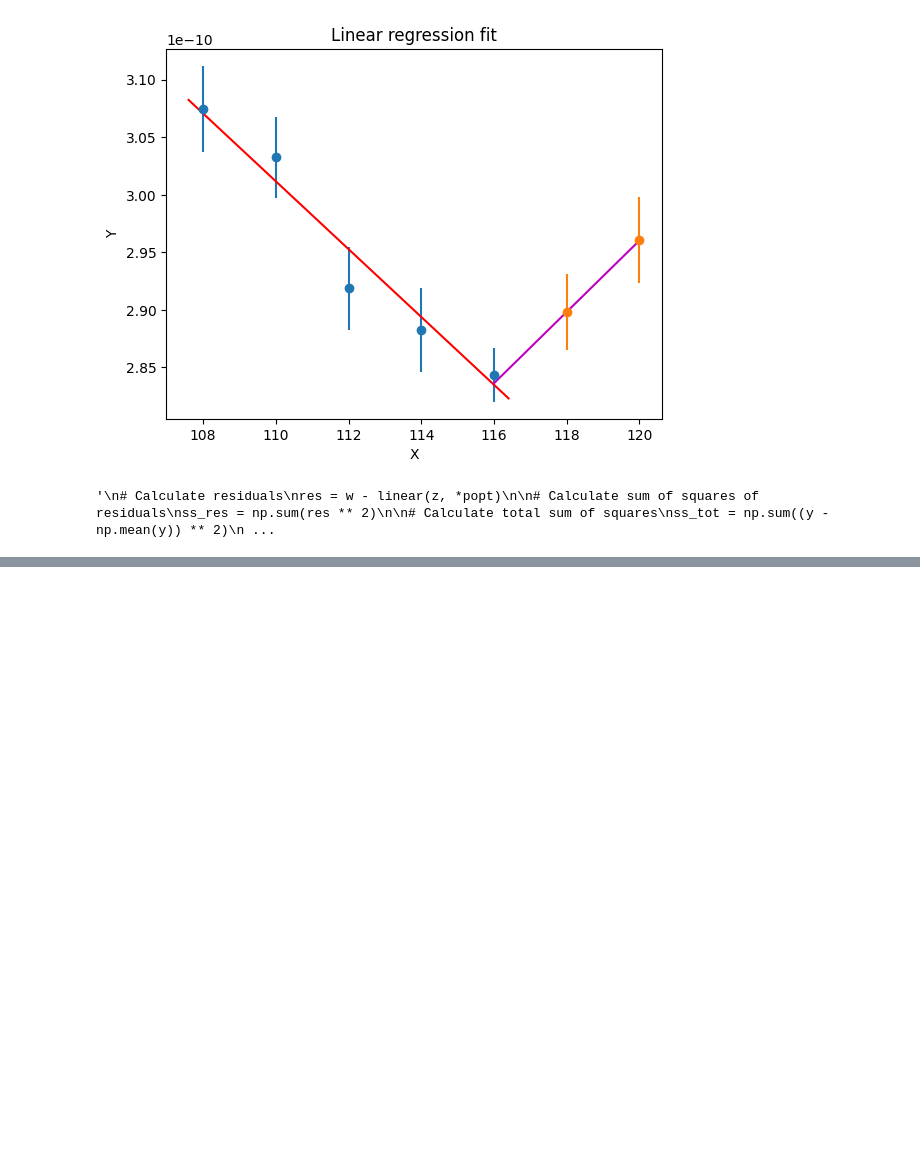
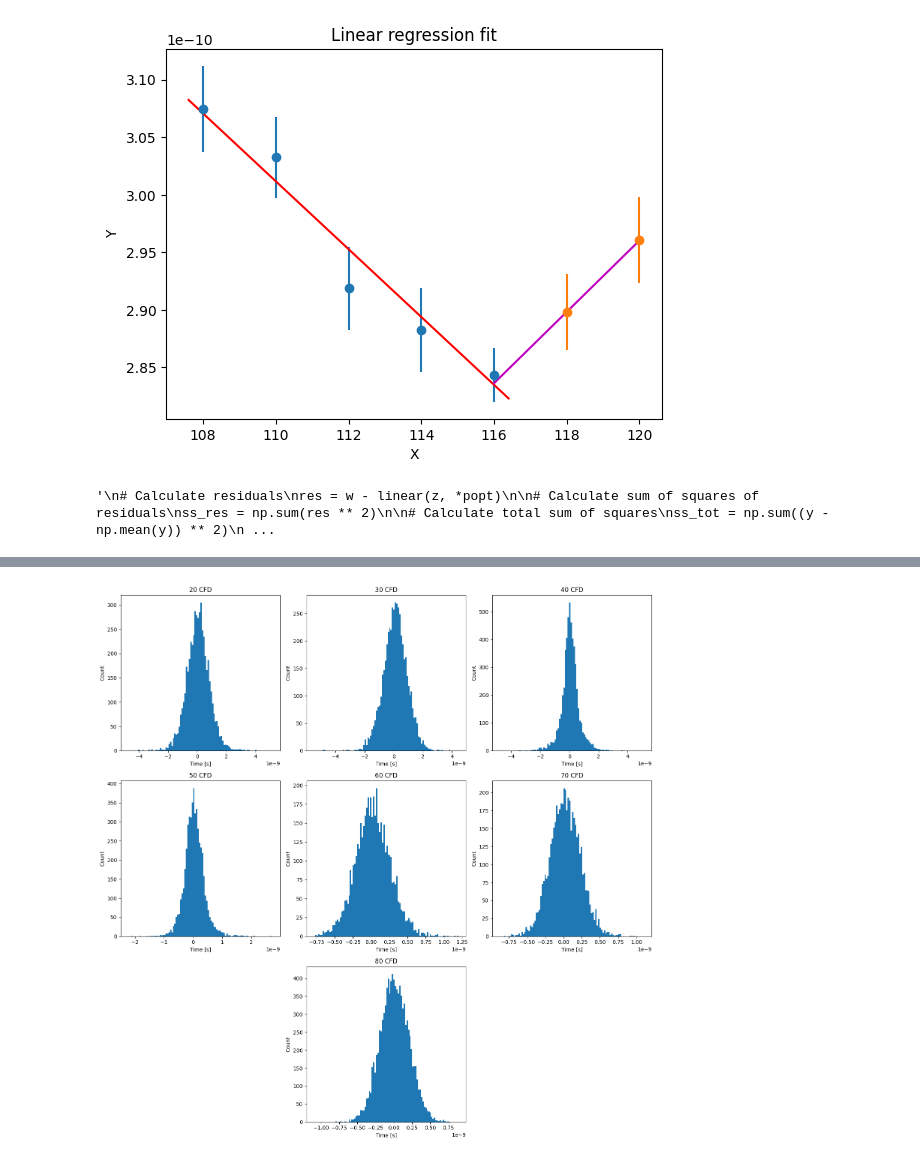
Before and after one commit to francescouni0/FisMedLab, a Jupyter notebook: Plastici/Scintillatori.ipynb, the cells around one changed output, grey strips where cells are left out. Cells and saved outputs as stored; diff of their text form; code cells hidden in the pictures; blank space fills up the shorter version.

```diff
--- a/Plastici/Scintillatori.ipynb
+++ b/Plastici/Scintillatori.ipynb
@@ -310,0 +313,83 @@ Covariance matrix: [[ 6.26352572e-24 -7.44644767e-22]
+# %%
+# Read data from a file
+
+data_20 = np.loadtxt("F1--V_116_CFD_20_22cm_ch34.txt",delimiter=',')
+data_30 = np.loadtxt("F1--V_116_CFD_30_22cm_ch34.txt",delimiter=',')
+data_40 = np.loadtxt("F1--V_116_CFD_40_22cm_ch34.txt",delimiter=',')
+data_50 = np.loadtxt("F1--V_116_CFD_50_22cm_ch34.txt",delimiter=',')
+data_60 = np.loadtxt("F1--V_116_CFD_60_22cm_ch34.txt",delimiter=',')
+data_70 = np.loadtxt("F1--V_116_CFD_70_22cm_ch34.txt",delimiter=',')
+data_80 = np.loadtxt("F1--V_116_CFD_80_22cm_ch34.txt",delimiter=',')
+
+
+
+# Extract times and counts
+times_20 = data_20[:, 0]
+counts_20 = data_20[:, 1]
+times_30 = data_30[:, 0]
+counts_30 = data_30[:, 1]
+times_40 = data_40[:, 0]
+counts_40 = data_40[:, 1]
+times_50 = data_50[:, 0]
+counts_50 = data_50[:, 1]
+times_60 = data_60[:, 0]
+counts_60 = data_60[:, 1]
+times_70 = data_70[:, 0]
+counts_70 = data_70[:, 1]
+times_80 = data_80[:, 0]
+counts_80 = data_80[:, 1]
+
+# Plot histogram
+fig = plt.figure()
+fig.set_figheight(15)
+fig.set_figwidth(15)
+
+plt.subplot(3, 3, 1)
+plt.hist(times_20, weights=counts_20, bins=100)
+plt.xlabel("Time [s]")
+plt.ylabel("Count")
+plt.title("20 CFD")
+
+plt.subplot(3, 3, 2)
+plt.hist(times_30, weights=counts_30, bins=100)
+plt.xlabel("Time [s]")
+plt.ylabel("Count")
+plt.title("30 CFD")
+
+plt.subplot(3, 3, 3)
+plt.hist(times_40, weights=counts_40, bins=100)
+plt.xlabel("Time [s]")
+plt.ylabel("Count")
+plt.title("40 CFD")
+
+plt.subplot(3, 3, 4)
+plt.hist(times_50, weights=counts_50, bins=100)
+plt.xlabel("Time [s]")
+plt.ylabel("Count")
+plt.title("50 CFD")
+
+plt.subplot(3, 3, 5)
+plt.hist(times_60, weights=counts_60, bins=100)
+plt.xlabel("Time [s]")
+plt.ylabel("Count")
+plt.title("60 CFD")
+
+plt.subplot(3, 3, 6)
+plt.hist(times_70, weights=counts_70, bins=100)
+plt.xlabel("Time [s]")
+plt.ylabel("Count")
+plt.title("70 CFD")
+
+plt.subplot(3, 3, 8)
+plt.hist(times_80, weights=counts_80, bins=100)
+plt.xlabel("Time [s]")
+plt.ylabel("Count")
+plt.title("80 CFD")
+
+# Adjust spacing
+plt.tight_layout()
+
+# Show plot
+plt.show()
+# %% [output]
+[figure, added]
```
Also changed, not shown: parts of 5 cells of this notebook.
